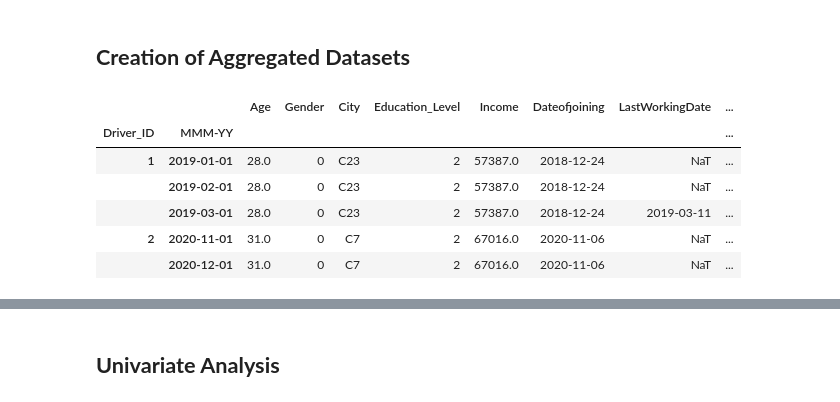
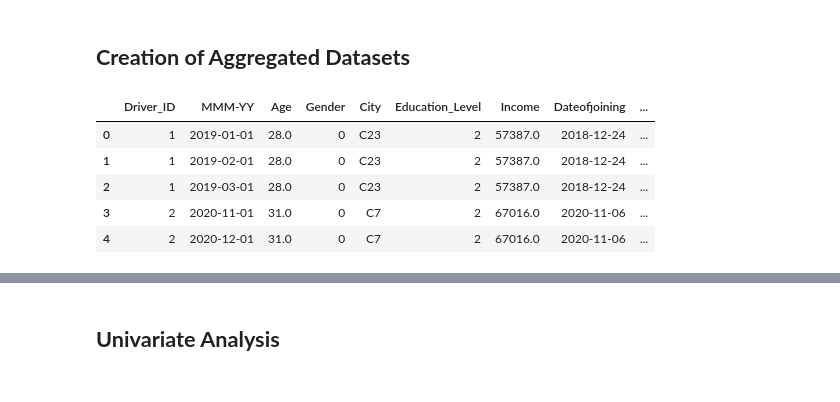
Before and after one commit to piyush1856/Business-Case-OLA-Ensemble-Learning, a Jupyter notebook: Business_Case_OLA_Ensemble_Learning.ipynb, the cells around one changed output, grey strips where cells are left out. Drawn from its saved outputs; the diff is of its cells as text; code cells hidden in the pictures.

```diff
--- a/Business_Case_OLA_Ensemble_Learning.ipynb
+++ b/Business_Case_OLA_Ensemble_Learning.ipynb
@@ -313,33 +318,33 @@ df.head()
 # %%
 aggregation_dict = {
     'Age': 'max',                     # Use the maximum age in the period (driver's age is unlikely to change)
     'Gender': 'first',                # Gender remains constant, so first value in the group is used
     'City': 'first',                  # City is generally constant, so the first recorded city is used
     'Education_Level': 'last',        # Education level is typically unchanged or select latest, use the last value
     'Income': 'last',                 # Retain the most recent income value for the driver
     'Dateofjoining': 'last',          # Date of joining is fixed for each driver, but we'll take the most recent value in case of multiple records
     'LastWorkingDate': 'last',        # Keep the most recent working date, NaT will be retained for inactive periods
     'Joining Designation': 'last',    # Designation generally doesn't change often, use the most recent designation
     'Grade': 'last',                  # Grade can change, so we take the most recent grade
     'Total Business Value': 'sum',    # Summing the total business value across periods
     'Quarterly Rating': 'last',       # The last quarterly rating will give the most up-to-date rating
     'Is_Churned': 'last'              # The churn flag will be taken from the last record (if a driver churned, this will be 1)
 }
 
 # Apply grouping based on Driver_ID and MMM-YY, then aggregate according to the aggregation_dict
 df_agg_driver_id_and_reporting = df.groupby(['Driver_ID', 'MMM-YY']).aggregate(aggregation_dict)
 
 # Sort the data by Driver_ID and MMM-YY
 df_agg_driver_id_and_reporting = df_agg_driver_id_and_reporting.sort_index(ascending=[True,True])
+df_agg_driver_id_and_reporting = df_agg_driver_id_and_reporting.reset_index()
 df_agg_driver_id_and_reporting.head()
 # %% [output]
-|  |  | Age | Gender | City | Education_Level | Income | Dateofjoining | LastWorkingDate | ... |
-| Driver_ID | MMM-YY |  |  |  |  |  |  |  | ... |
-| 1 | 2019-01-01 | 28.0 | 0 | C23 | 2 | 57387.0 | 2018-12-24 | NaT | ... |
-|  | 2019-02-01 | 28.0 | 0 | C23 | 2 | 57387.0 | 2018-12-24 | NaT | ... |
-|  | 2019-03-01 | 28.0 | 0 | C23 | 2 | 57387.0 | 2018-12-24 | 2019-03-11 | ... |
-| 2 | 2020-11-01 | 31.0 | 0 | C7 | 2 | 67016.0 | 2020-11-06 | NaT | ... |
-|  | 2020-12-01 | 31.0 | 0 | C7 | 2 | 67016.0 | 2020-11-06 | NaT | ... |
+|  | Driver_ID | MMM-YY | Age | Gender | City | Education_Level | Income | Dateofjoining | ... |
+| 0 | 1 | 2019-01-01 | 28.0 | 0 | C23 | 2 | 57387.0 | 2018-12-24 | ... |
+| 1 | 1 | 2019-02-01 | 28.0 | 0 | C23 | 2 | 57387.0 | 2018-12-24 | ... |
+| 2 | 1 | 2019-03-01 | 28.0 | 0 | C23 | 2 | 57387.0 | 2018-12-24 | ... |
+| 3 | 2 | 2020-11-01 | 31.0 | 0 | C7 | 2 | 67016.0 | 2020-11-06 | ... |
+| 4 | 2 | 2020-12-01 | 31.0 | 0 | C7 | 2 | 67016.0 | 2020-11-06 | ... |
 # %%
 # Aggregation dictionary for further aggregation on the already grouped data
 function_dict = {
```
Also changed, not shown: parts of 34 cells of this notebook.
